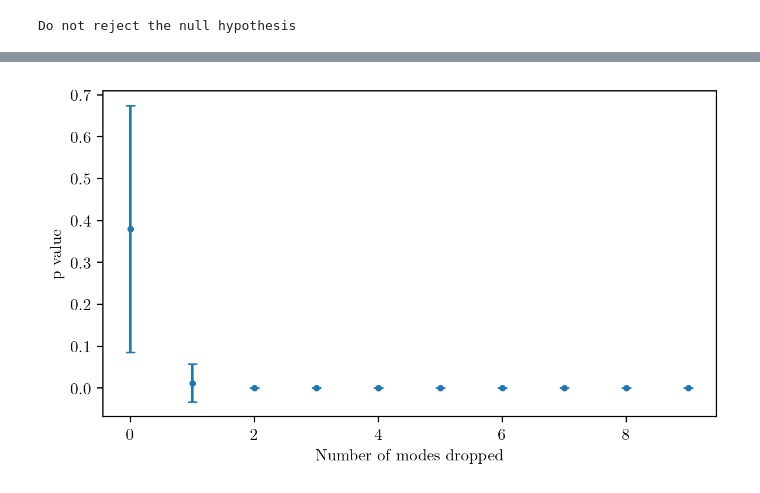
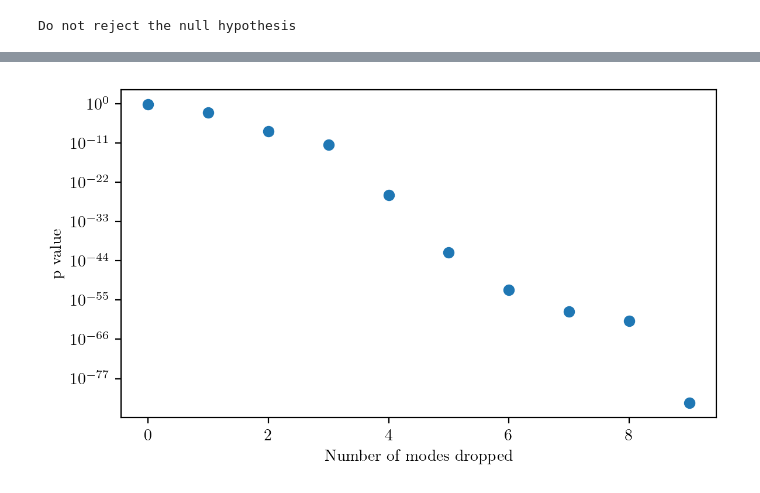
Before and after one commit to Ciela-Institute/PQM, a Jupyter notebook: notebooks/test.ipynb, the cells around one changed output, grey strips where cells are left out. Drawn from its saved outputs; the diff is of its cells as text; code cells hidden in the pictures.

```diff
--- a/notebooks/test.ipynb
+++ b/notebooks/test.ipynb
@@ -161,10 +161,13 @@ for n_modes in range(10):
     p_value_std.append(np.std(p_val))
 # %%
 fig, ax = plt.subplots(figsize=(6, 3.5))
-ax.errorbar(np.arange(10), p_value_mean, yerr=p_value_std, fmt='.', capsize=3)
+ax.plot(np.arange(10), p_value_mean, 'o')
+ax.axhline(0, color='red', linestyle='--')
 ax.set_xlabel(r'Number of modes dropped')
 ax.set_ylabel('p value')  # Modified ylabel
+ax.set_yscale('log')
 plt.tight_layout()  # Increase the padding
+# ax.set_ylim(1e-80, 10)  # Set the y-axis limits
 plt.show()
 # %% [output]
-[figure, old version]
+[figure, new version]
```
Also changed, not shown: parts of 4 cells of this notebook.
